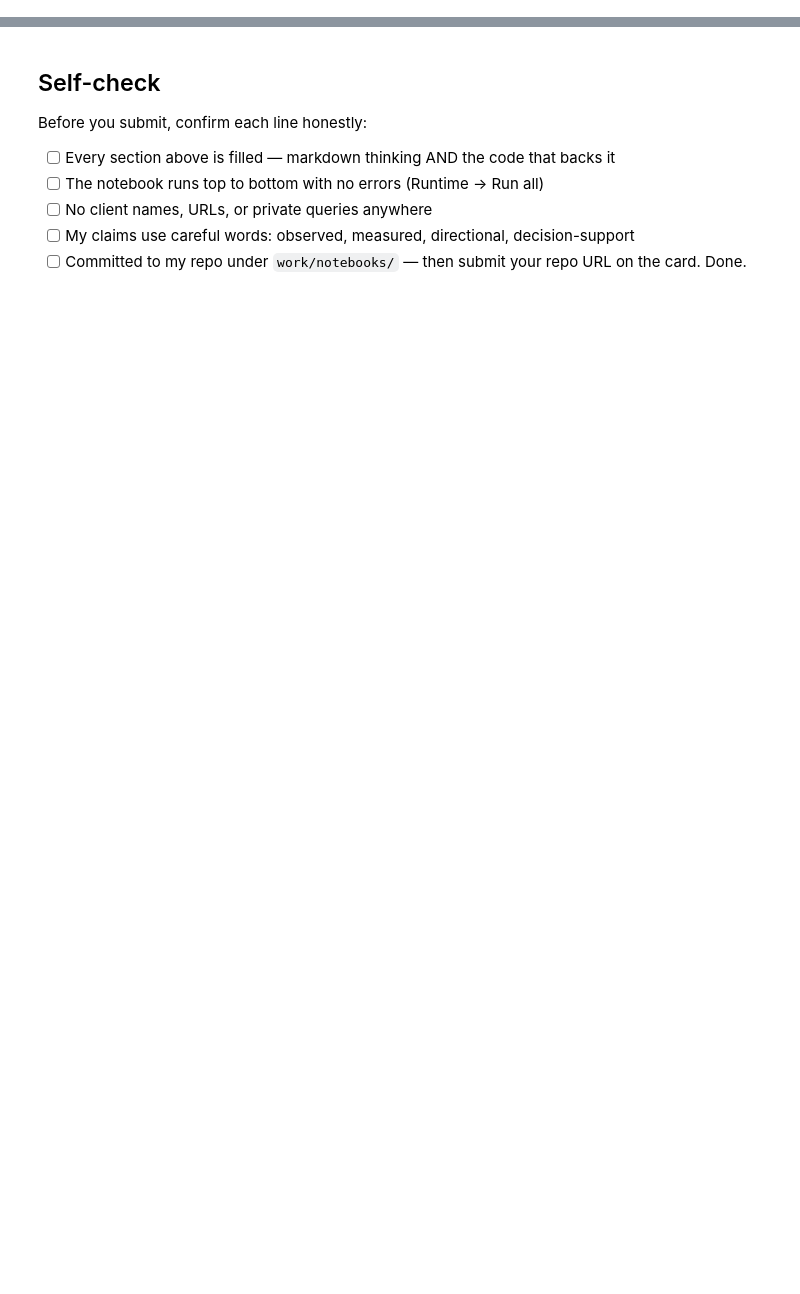
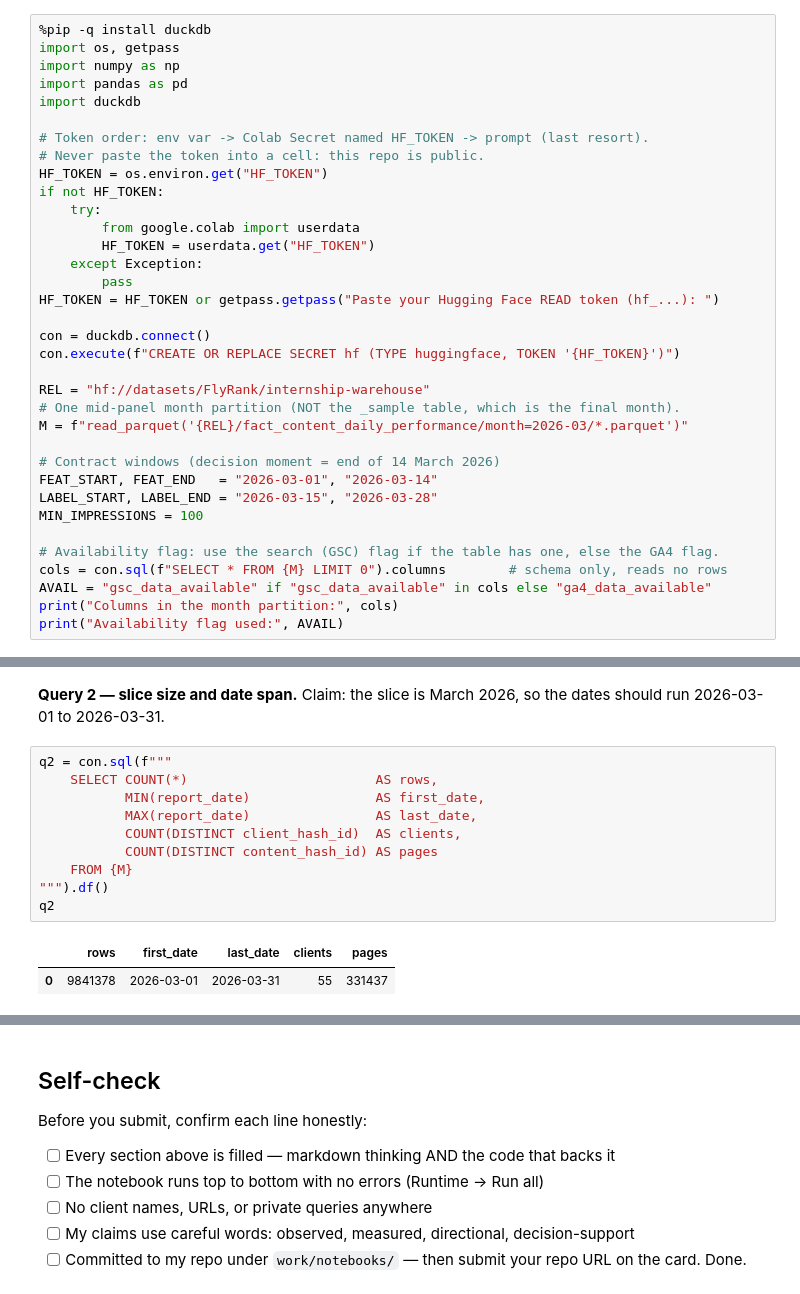
Before and after one commit to yelsebety/Yassin-Flyrank, a Jupyter notebook: work/notebooks/w03_data_contract.ipynb, the cells around one changed output, grey strips where cells are left out. Saved outputs shown, nothing was run; the diff lists cells and outputs as text; blank space fills up the shorter version.

```diff
--- a/work/notebooks/w03_data_contract.ipynb
+++ b/work/notebooks/w03_data_contract.ipynb
@@ -36,0 +21,35 @@ This skeleton is yours to fill. Work the sections **in order** — each one has
+# %%
+%pip -q install duckdb
+import os, getpass
+import numpy as np
+import pandas as pd
+import duckdb
+
+# Token order: env var -> Colab Secret named HF_TOKEN -> prompt (last resort).
+# Never paste the token into a cell: this repo is public.
+HF_TOKEN = os.environ.get("HF_TOKEN")
+if not HF_TOKEN:
+    try:
+        from google.colab import userdata
+        HF_TOKEN = userdata.get("HF_TOKEN")
+    except Exception:
+        pass
+HF_TOKEN = HF_TOKEN or getpass.getpass("Paste your Hugging Face READ token (hf_...): ")
+
+con = duckdb.connect()
+con.execute(f"CREATE OR REPLACE SECRET hf (TYPE huggingface, TOKEN '{HF_TOKEN}')")
+
+REL = "hf://datasets/FlyRank/internship-warehouse"
+# One mid-panel month partition (NOT the _sample table, which is the final month).
+M = f"read_parquet('{REL}/fact_content_daily_performance/month=2026-03/*.parquet')"
+
+# Contract windows (decision moment = end of 14 March 2026)
+FEAT_START, FEAT_END   = "2026-03-01", "2026-03-14"
+LABEL_START, LABEL_END = "2026-03-15", "2026-03-28"
+MIN_IMPRESSIONS = 100
+
+# Availability flag: use the search (GSC) flag if the table has one, else the GA4 flag.
+cols = con.sql(f"SELECT * FROM {M} LIMIT 0").columns        # schema only, reads no rows
+AVAIL = "gsc_data_available" if "gsc_data_available" in cols else "ga4_data_available"
+print("Columns in the month partition:", cols)
+print("Availability flag used:", AVAIL)
@@ -36,0 +108,15 @@ This skeleton is yours to fill. Work the sections **in order** — each one has
+# %% [markdown]
+**Query 2 — slice size and date span.** Claim: the slice is March 2026, so the dates should run 2026-03-01 to 2026-03-31.
+# %%
+q2 = con.sql(f"""
+    SELECT COUNT(*)                        AS rows,
+           MIN(report_date)                AS first_date,
+           MAX(report_date)                AS last_date,
+           COUNT(DISTINCT client_hash_id)  AS clients,
+           COUNT(DISTINCT content_hash_id) AS pages
+    FROM {M}
+""").df()
+q2
+# %% [output]
+|  | rows | first_date | last_date | clients | pages |
+| 0 | 9841378 | 2026-03-01 | 2026-03-31 | 55 | 331437 |
```
Also changed, not shown: parts of 25 cells of this notebook.
